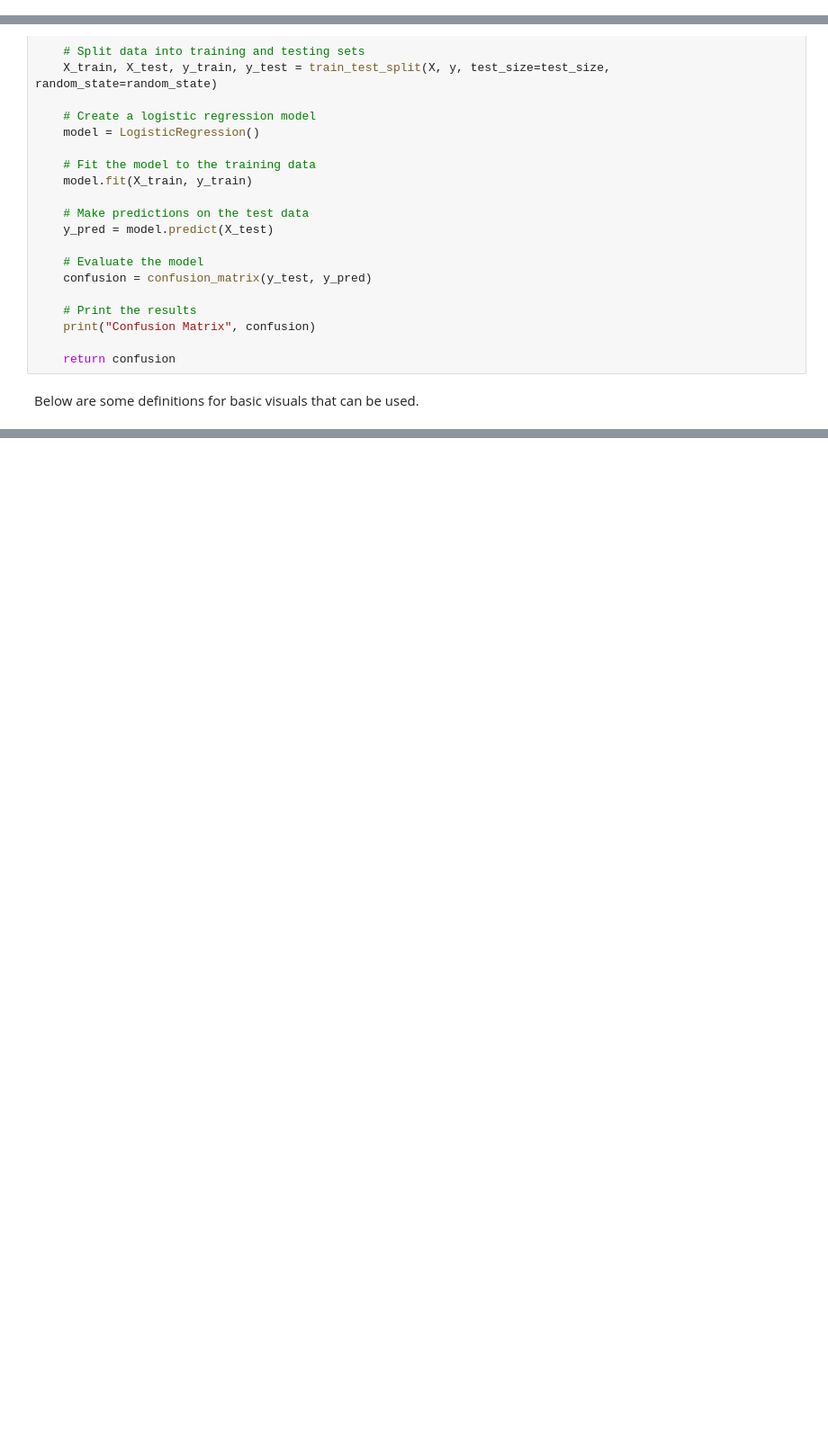
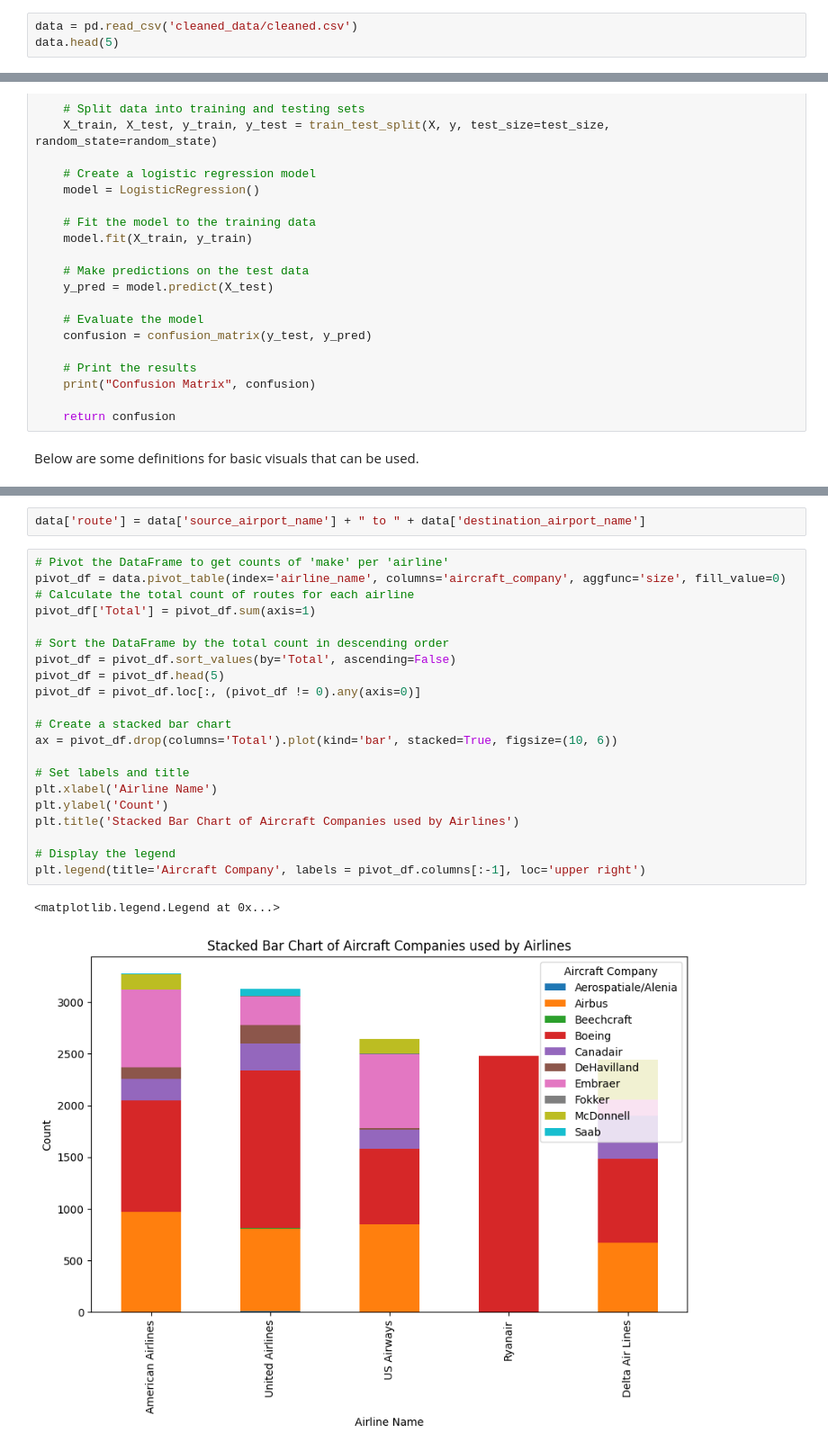
Before and after one commit to sakinanazarali/MADS_Milestone1, a Jupyter notebook: analysis.ipynb, the cells around one changed output, grey strips where cells are left out. Shown: that part at 90% size. Cells and saved outputs as stored; diff of their text form; blank space fills up the shorter version.

Commit message:
Initial visualizations and analysis underway.

```diff
--- a/analysis.ipynb
+++ b/analysis.ipynb
@@ -71,0 +15,3 @@ NameError: name 'test' is not defined
+# %%
+data = pd.read_csv('cleaned_data/cleaned.csv')
+data.head(5)
@@ -208,0 +188,26 @@ def create_scatterplot(x, y, color='blue', title=None, xlabel=None, ylabel=None)
+# %%
+data['route'] = data['source_airport_name'] + " to " + data['destination_airport_name']
+# %%
+# Pivot the DataFrame to get counts of 'make' per 'airline'
+pivot_df = data.pivot_table(index='airline_name', columns='aircraft_company', aggfunc='size', fill_value=0)
+# Calculate the total count of routes for each airline
+pivot_df['Total'] = pivot_df.sum(axis=1)
+
+# Sort the DataFrame by the total count in descending order
+pivot_df = pivot_df.sort_values(by='Total', ascending=False)
+pivot_df = pivot_df.head(5)
+pivot_df = pivot_df.loc[:, (pivot_df != 0).any(axis=0)]
+
+# Create a stacked bar chart
+ax = pivot_df.drop(columns='Total').plot(kind='bar', stacked=True, figsize=(10, 6))
+
+# Set labels and title
+plt.xlabel('Airline Name')
+plt.ylabel('Count')
+plt.title('Stacked Bar Chart of Aircraft Companies used by Airlines')
+
+# Display the legend
+plt.legend(title='Aircraft Company', labels = pivot_df.columns[:-1], loc='upper right')
+# %% [output]
+<matplotlib.legend.Legend at 0x...>
+[figure, added]
```
Also changed, not shown: parts of 5 cells of this notebook.
